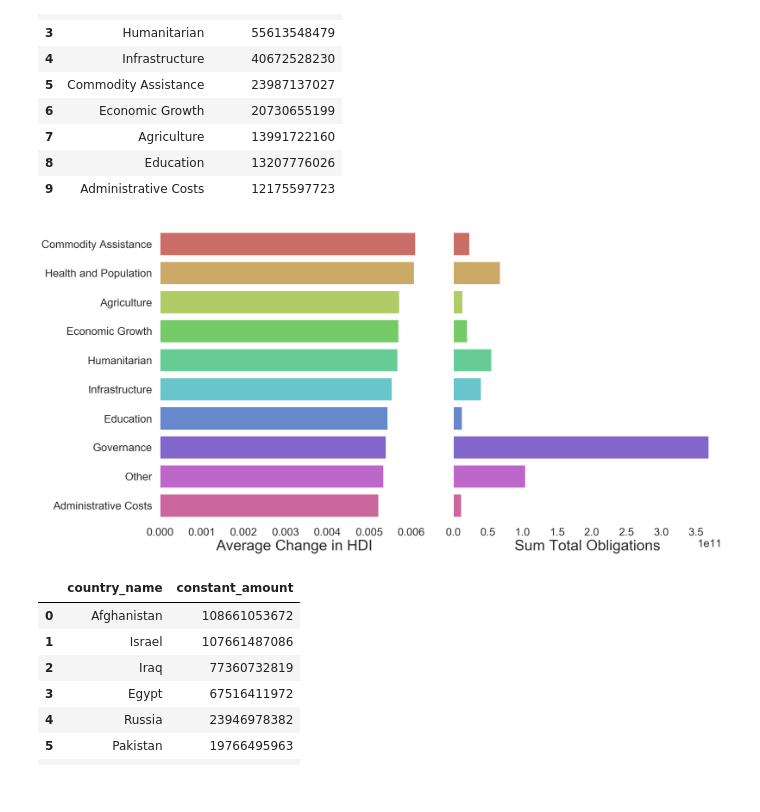
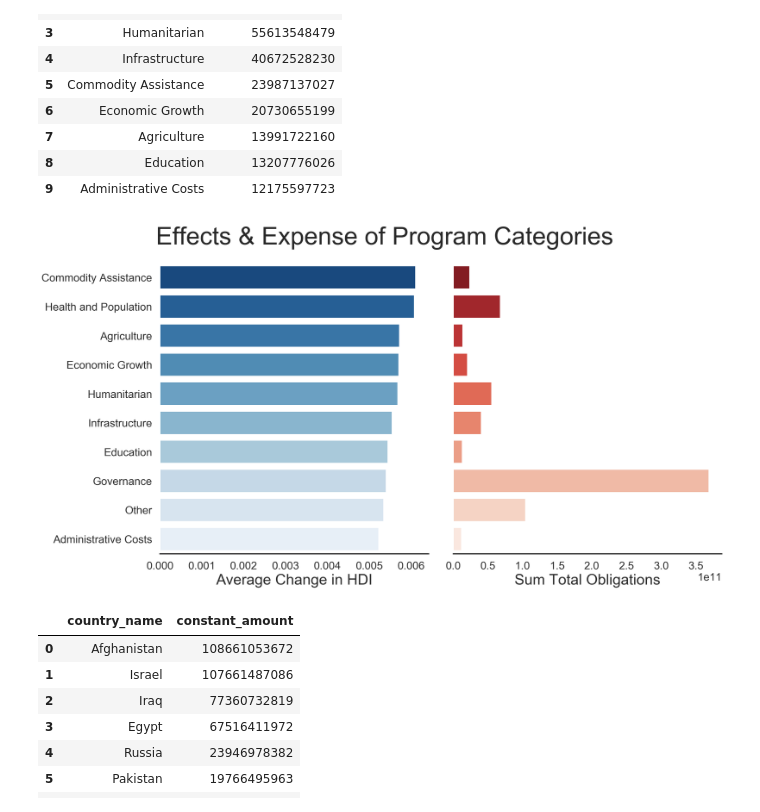
Before and after one commit to geneveeves/Metis_Project5, a Jupyter notebook: 03_Project5_EDA_AllData.ipynb, the cells around one changed output. Saved outputs shown, nothing was run; the diff lists cells and outputs as text; code cells hidden in the pictures.

```diff
--- a/03_Project5_EDA_AllData.ipynb
+++ b/03_Project5_EDA_AllData.ipynb
@@ -310,27 +310,27 @@ merged = category_avg_hdi.merge(category_sum_cost, on='dac_category_name')
 # %%
 # GRAPH THESE!!
 # Set up the matplotlib figure
 sns.set_context('poster')
 
 f, (ax1, ax2) = plt.subplots(1, 2, figsize=(20, 10), sharex=False, sharey=True)
-f.canvas.set_window_title('Program Categories')
+f.suptitle('Effects & Expense of Program Categories', fontsize=50, y=1.05)
 
-sns.barplot(x='HDI_Change', y='dac_category_name', data=merged, palette="hls", ax=ax1)
-ax1.set_xlabel('Average Change in HDI', fontsize=30)
+sns.barplot(x='HDI_Change', y='dac_category_name', data=merged, palette="Blues_r", ax=ax1)
+ax1.set_xlabel('Average Change in HDI', fontsize=30, labelpad=5)
 ax1.set_ylabel(None)
 
-sns.barplot(x='constant_amount', y='dac_category_name', data=merged, palette="hls", ax=ax2)
-ax2.set_xlabel('Sum Total Obligations', fontsize=30)
+sns.barplot(x='constant_amount', y='dac_category_name', data=merged, palette="Reds_r", ax=ax2)
+ax2.set_xlabel('Sum Total Obligations', fontsize=30, labelpad=5)
 ax2.set_ylabel(None)
 
 
 plt.tight_layout(h_pad=2)
-sns.despine(left=True, bottom=True)
+sns.despine(left=True)
 #sns.set_context("poster")
 #sns.barplot(x='HDI_Change', y='dac_category_name', data=category_avg_hdi, palette="hls")
-#plt.savefig('top_20_countries.png', bbox_inches = 'tight');
+plt.savefig('programs.png', bbox_inches = 'tight');
 # %% [output]
-[figure, old version]
+[figure, new version]
 # %%
 # Take a look at which countries the US has given the most aid to from 1990-2017
 # Dollar amounts are in 2016 USD
```
Also changed, not shown: parts of 1 cell of this notebook, 4 other files.
